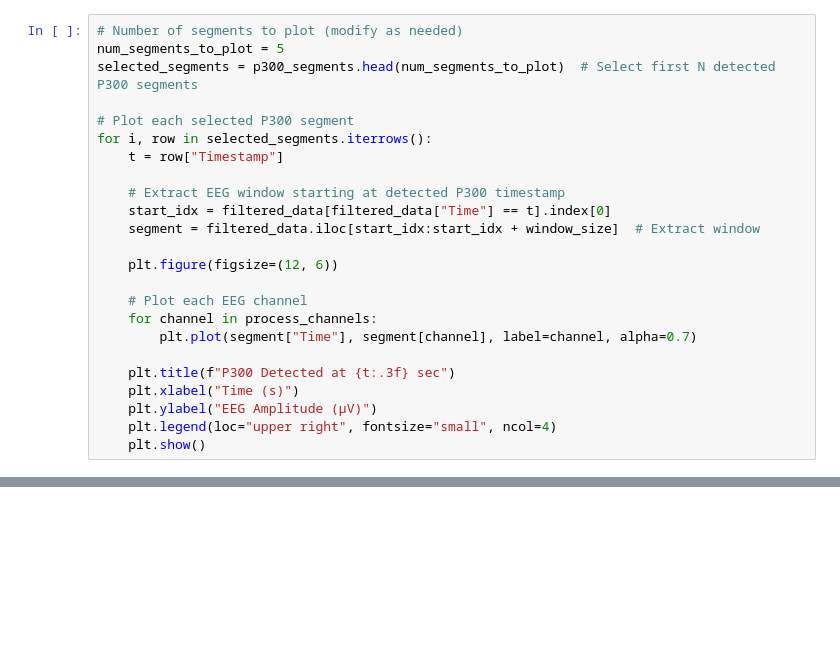
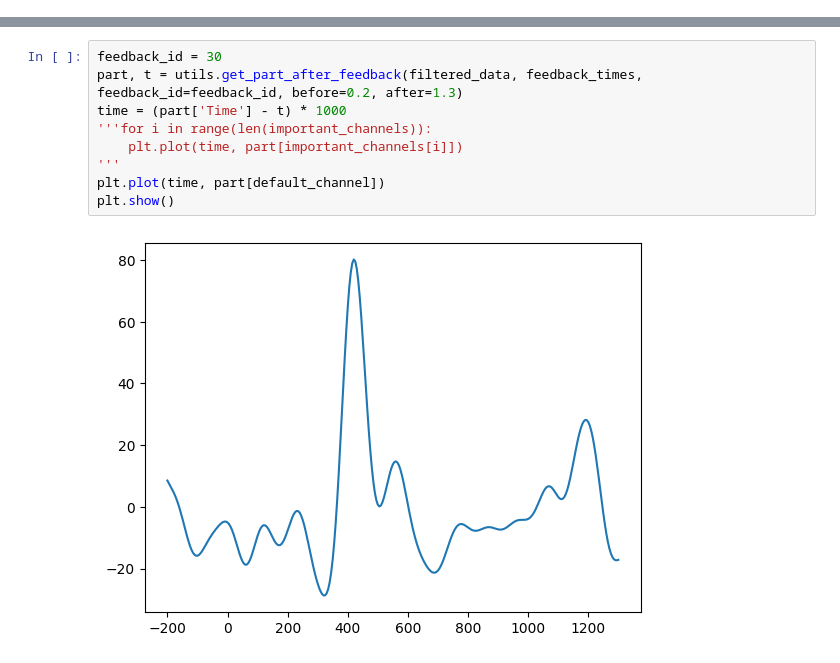
Before and after one commit to nspyrop03/bci-challenge-ner15, a Jupyter notebook: p300_detection.ipynb, the cells around one changed output, grey strips where cells are left out. Cells and saved outputs as stored; diff of their text form; blank space fills up the shorter version.

```diff
--- a/p300_detection.ipynb
+++ b/p300_detection.ipynb
@@ -117,24 +37,0 @@ Found 2895 P300 segments
-# %%
-# Number of segments to plot (modify as needed)
-num_segments_to_plot = 5
-selected_segments = p300_segments.head(num_segments_to_plot)  # Select first N detected P300 segments
-
-# Plot each selected P300 segment
-for i, row in selected_segments.iterrows():
-    t = row["Timestamp"]
-
-    # Extract EEG window starting at detected P300 timestamp
-    start_idx = filtered_data[filtered_data["Time"] == t].index[0]
-    segment = filtered_data.iloc[start_idx:start_idx + window_size]  # Extract window
-
-    plt.figure(figsize=(12, 6))
-
-    # Plot each EEG channel
-    for channel in process_channels:
-        plt.plot(segment["Time"], segment[channel], label=channel, alpha=0.7)
-
-    plt.title(f"P300 Detected at {t:.3f} sec")
-    plt.xlabel("Time (s)")
-    plt.ylabel("EEG Amplitude (µV)")
-    plt.legend(loc="upper right", fontsize="small", ncol=4)
-    plt.show()
@@ -146,0 +38,11 @@ for i, row in selected_segments.iterrows():
+# %%
+feedback_id = 30
+part, t = utils.get_part_after_feedback(filtered_data, feedback_times, feedback_id=feedback_id, before=0.2, after=1.3)
+time = (part['Time'] - t) * 1000
+'''for i in range(len(important_channels)):
+    plt.plot(time, part[important_channels[i]])
+'''
+plt.plot(time, part[default_channel])
+plt.show()
+# %% [output]
+[figure, added]
```
Also changed, not shown: parts of 10 cells of this notebook, 1 other file.
